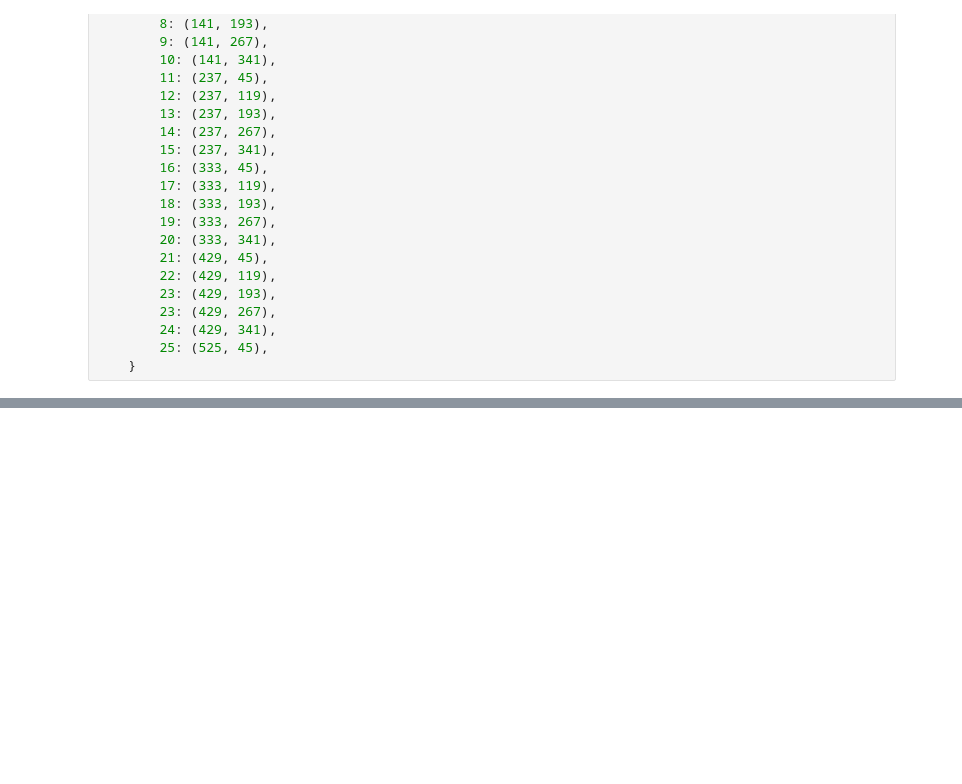
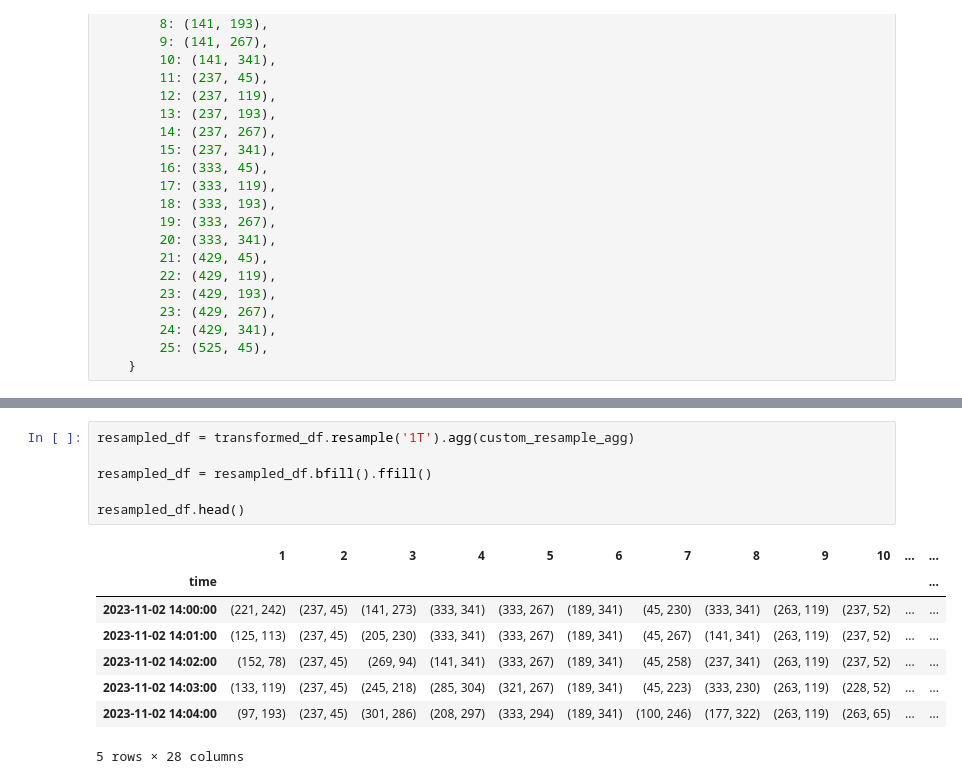
Before and after one commit to tjlabs/dmts_population_flow_analysis, a Jupyter notebook: load_data.ipynb, the cells around one changed output, grey strips where cells are left out. Drawn from its saved outputs; the diff is of its cells as text; blank space fills up the shorter version.

```diff
--- a/load_data.ipynb
+++ b/load_data.ipynb
@@ -162,3 +213,18 @@ y_coords
+# %%
+resampled_df = transformed_df.resample('1T').agg(custom_resample_agg)
+
+resampled_df = resampled_df.bfill().ffill()
+
+resampled_df.head()
+# %% [output]
+|  | 1 | 2 | 3 | 4 | 5 | 6 | 7 | 8 | 9 | 10 | ... | ... |
+| time |  |  |  |  |  |  |  |  |  |  |  | ... |
+| 2023-11-02 14:00:00 | (221, 242) | (237, 45) | (141, 273) | (333, 341) | (333, 267) | (189, 341) | (45, 230) | (333, 341) | (263, 119) | (237, 52) | ... | ... |
+| 2023-11-02 14:01:00 | (125, 113) | (237, 45) | (205, 230) | (333, 341) | (333, 267) | (189, 341) | (45, 267) | (141, 341) | (263, 119) | (237, 52) | ... | ... |
+| 2023-11-02 14:02:00 | (152, 78) | (237, 45) | (269, 94) | (141, 341) | (333, 267) | (189, 341) | (45, 258) | (237, 341) | (263, 119) | (237, 52) | ... | ... |
+| 2023-11-02 14:03:00 | (133, 119) | (237, 45) | (245, 218) | (285, 304) | (321, 267) | (189, 341) | (45, 223) | (333, 230) | (263, 119) | (228, 52) | ... | ... |
+| 2023-11-02 14:04:00 | (97, 193) | (237, 45) | (301, 286) | (208, 297) | (333, 294) | (189, 341) | (100, 246) | (177, 322) | (263, 119) | (263, 65) | ... | ... |
+5 rows × 28 columns
 # %%
 import numpy as np
 import matplotlib.pyplot as plt
```
Also changed, not shown: parts of 27 cells of this notebook, 4 other files.
